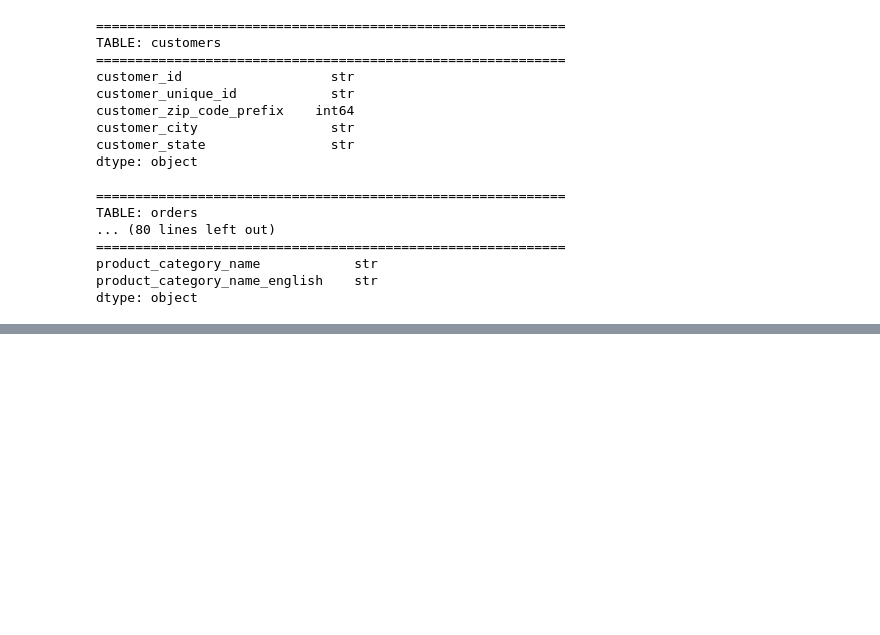
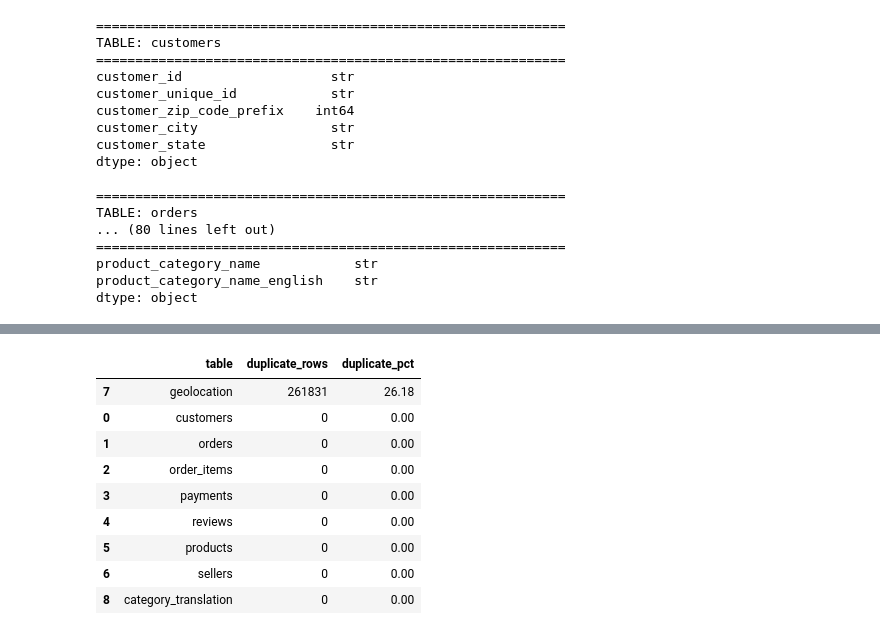
Before and after one commit to varunwalia120/Retail-Sales-Customer-Analytics, a Jupyter notebook: notebooks/01_dataset_understanding.ipynb, the cells around one changed output, grey strips where cells are left out. Saved outputs shown, nothing was run; the diff lists cells and outputs as text; code cells hidden in the pictures; blank space fills up the shorter version.

```diff
--- a/notebooks/01_dataset_understanding.ipynb
+++ b/notebooks/01_dataset_understanding.ipynb
@@ -148,0 +190,25 @@ dtype: object
+# %%
+duplicate_summary = pd.DataFrame([
+    {
+        "table": name,
+        "duplicate_rows": df.duplicated().sum(),
+        "duplicate_pct": round(df.duplicated().mean() * 100, 2)
+    }
+    for name, df in tables.items()
+])
+
+duplicate_summary.sort_values(
+    "duplicate_rows",
+    ascending=False
+)
+# %% [output]
+|  | table | duplicate_rows | duplicate_pct |
+| 7 | geolocation | 261831 | 26.18 |
+| 0 | customers | 0 | 0.00 |
+| 1 | orders | 0 | 0.00 |
+| 2 | order_items | 0 | 0.00 |
+| 3 | payments | 0 | 0.00 |
+| 4 | reviews | 0 | 0.00 |
+| 5 | products | 0 | 0.00 |
+| 6 | sellers | 0 | 0.00 |
+| 8 | category_translation | 0 | 0.00 |
```
Also changed, not shown: parts of 7 cells of this notebook.
